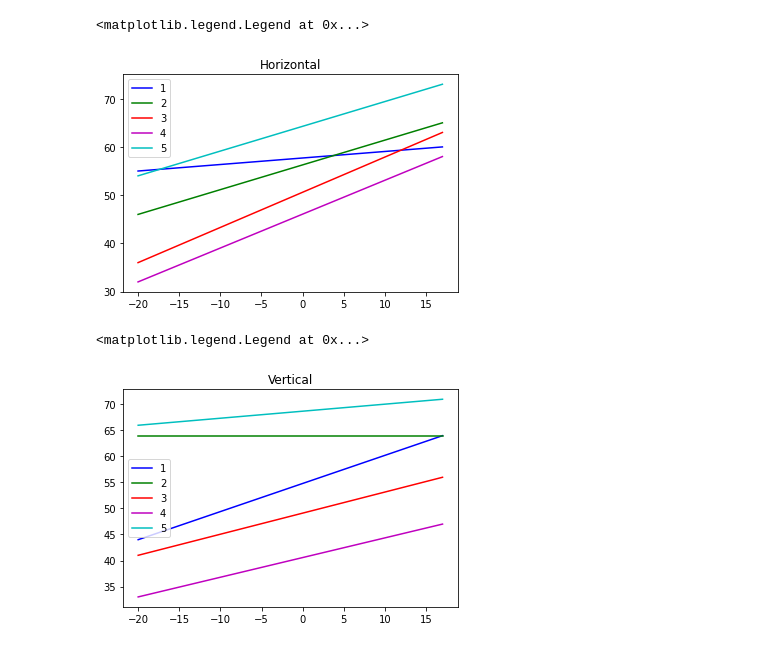
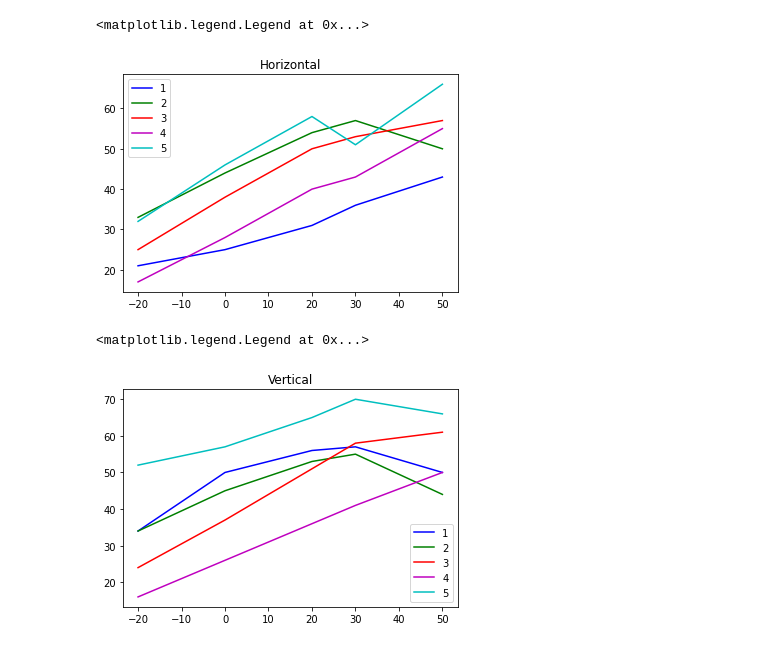
Before and after one commit to MariaKlimova/hyperspectrometer-drones, a Jupyter notebook: temperature.ipynb, the cells around one changed output. Drawn from its saved outputs; the diff is of its cells as text; code cells hidden in the pictures.

Commit message:
alum-new

```diff
--- a/temperature.ipynb
+++ b/temperature.ipynb
@@ -70,13 +500,13 @@ alum = {
 # %%
 fig1, ax1 = plt.subplots(1)
-x = [el['temp'] for el in alum['1']]
+x = [el['temp'] for el in titan['1']]
 plt.title('Horizontal')
-mira_1_h = [el['h'] for el in alum['1']]
-mira_2_h = [el['h'] for el in alum['2']]
-mira_3_h = [el['h'] for el in alum['3']]
-mira_4_h = [el['h'] for el in alum['4']]
-mira_5_h = [el['h'] for el in alum['5']]
-ax1.plot(x, mira_1_h, color='b', label='1')
+mira_1_h = [el['h'] for el in titan['1']]
+mira_2_h = [el['h'] for el in titan['2']]
+mira_3_h = [el['h'] for el in titan['3']]
+mira_4_h = [el['h'] for el in titan['4']]
+mira_5_h = [el['h'] for el in titan['5']]
+ax1.plot(x, mira_1_h, color='b', label='1') #linestyle=':'
 ax1.plot(x, mira_2_h, color='g', label='2')
 ax1.plot(x, mira_3_h, color='r', label='3')
 ax1.plot(x, mira_4_h, color='m', label='4')
@@ -84,23 +514,23 @@ ax1.plot(x, mira_5_h, color='c', label='5')
 ax1.legend()
 # %% [output]
 <matplotlib.legend.Legend at 0x...>
-[figure, old version]
+[figure, new version]
 # %%
 fig1, ax1 = plt.subplots(1)
-x = [el['temp'] for el in alum['1']]
-mira_1_v = [el['v'] for el in alum['1']]
+x = [el['temp'] for el in titan['1']]
+mira_1_v = [el['v'] for el in titan['1']]
 plt.title('Vertical')
-mira_1_v = [el['v'] for el in alum['1']]
-mira_2_v = [el['v'] for el in alum['2']]
-mira_3_v = [el['v'] for el in alum['3']]
-mira_4_v = [el['v'] for el in alum['4']]
-mira_5_v = [el['v'] for el in alum['5']]
+mira_1_v = [el['v'] for el in titan['1']]
+mira_2_v = [el['v'] for el in titan['2']]
+mira_3_v = [el['v'] for el in titan['3']]
+mira_4_v = [el['v'] for el in titan['4']]
+mira_5_v = [el['v'] for el in titan['5']]
 ax1.plot(x, mira_1_v, color='b', label='1')
 ax1.plot(x, mira_2_v, color='g', label='2')
 ax1.plot(x, mira_3_v, color='r', label='3')
 ax1.plot(x, mira_4_v, color='m', label='4')
 ax1.plot(x, mira_5_v, color='c', label='5')
 ax1.legend()
 # %% [output]
 <matplotlib.legend.Legend at 0x...>
-[figure, old version]
+[figure, new version]
```
Also changed, not shown: parts of 14 cells of this notebook, 3 other files.
